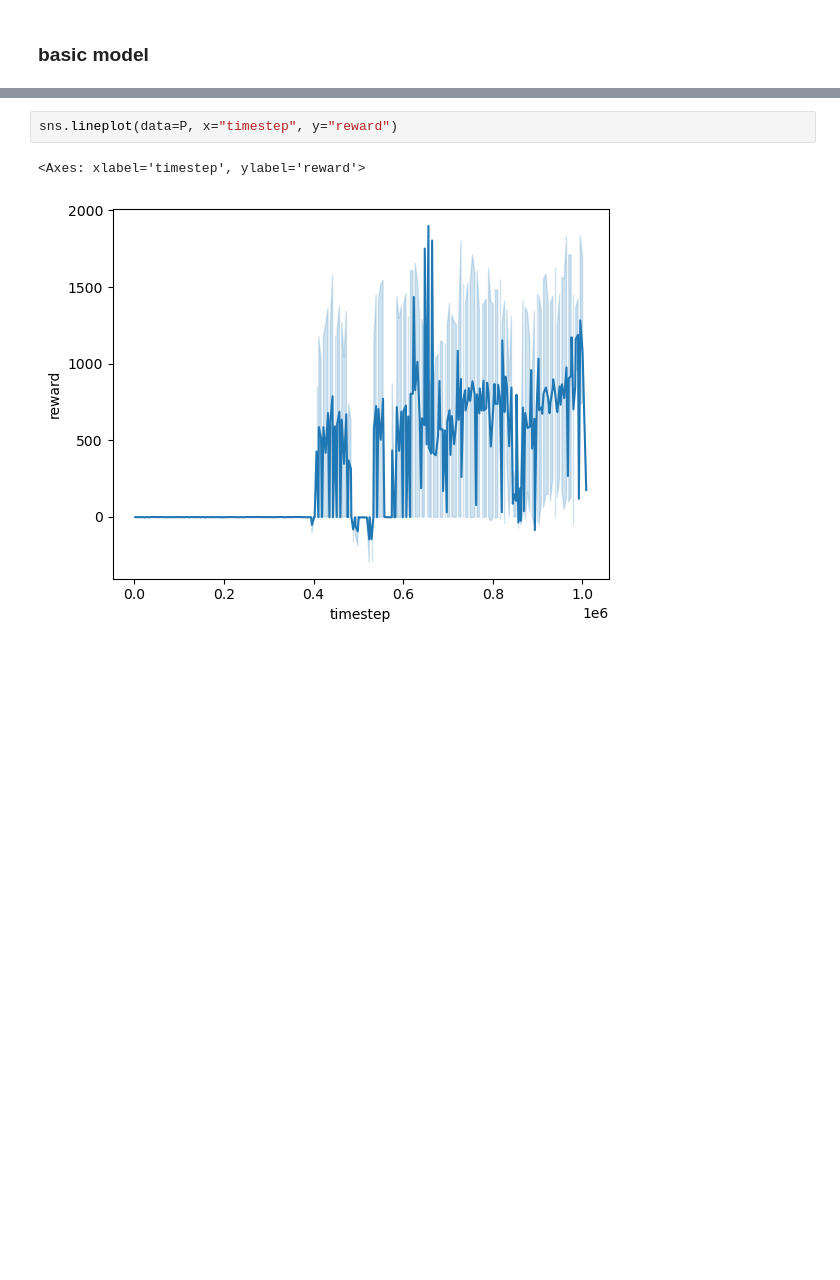
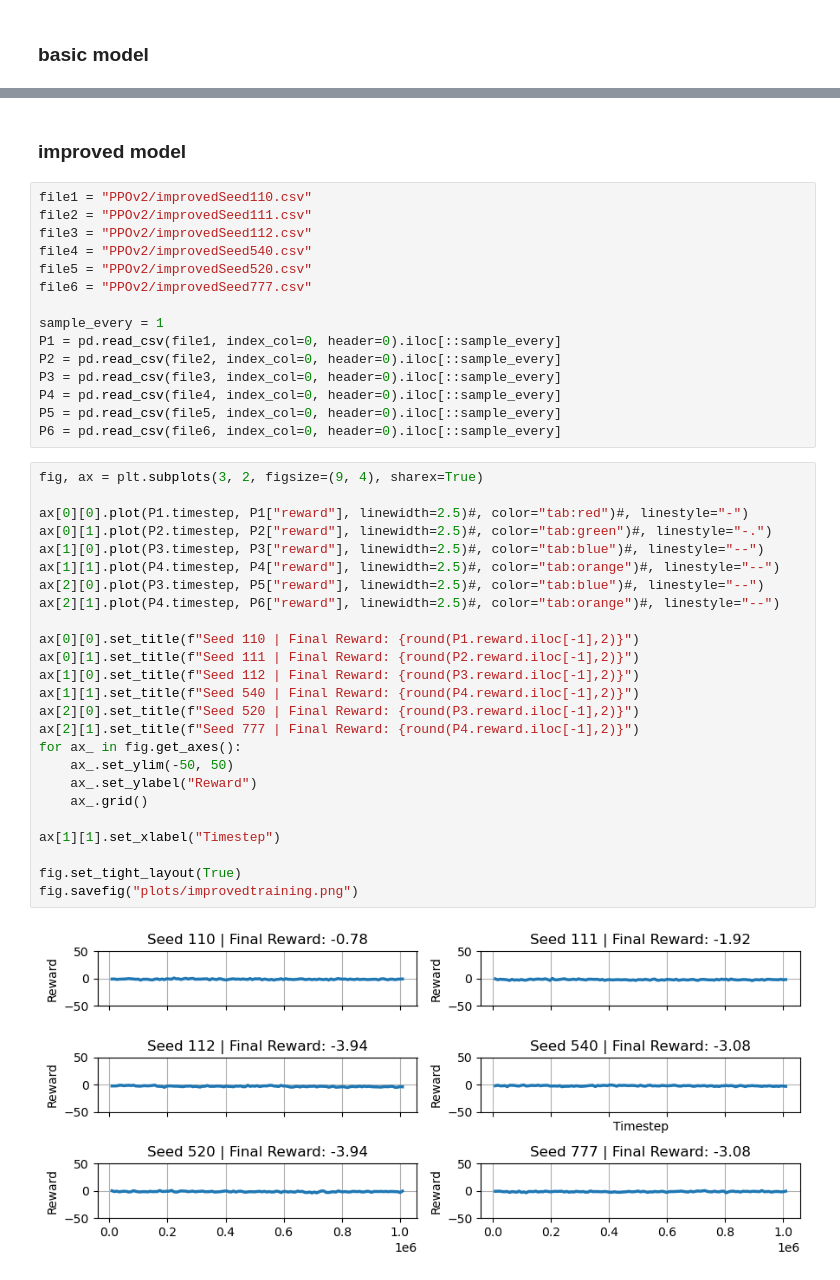
Before and after one commit to tristandijkstra/HalfCheetahBioInspired, a Jupyter notebook: plotlearning.ipynb, the cells around one changed output, grey strips where cells are left out. Saved outputs shown, nothing was run; the diff lists cells and outputs as text; blank space fills up the shorter version.

```diff
--- a/plotlearning.ipynb
+++ b/plotlearning.ipynb
@@ -43,5 +48,44 @@ fig.set_tight_layout(True)
-# %%
-sns.lineplot(data=P, x="timestep", y="reward")
-# %% [output]
-<Axes: xlabel='timestep', ylabel='reward'>
-[figure, removed]
+# %% [markdown]
+### improved model
+# %%
+file1 = "PPOv2/improvedSeed110.csv"
+file2 = "PPOv2/improvedSeed111.csv"
+file3 = "PPOv2/improvedSeed112.csv"
+file4 = "PPOv2/improvedSeed540.csv"
+file5 = "PPOv2/improvedSeed520.csv"
+file6 = "PPOv2/improvedSeed777.csv"
+
+sample_every = 1
+P1 = pd.read_csv(file1, index_col=0, header=0).iloc[::sample_every]
+P2 = pd.read_csv(file2, index_col=0, header=0).iloc[::sample_every]
+P3 = pd.read_csv(file3, index_col=0, header=0).iloc[::sample_every]
+P4 = pd.read_csv(file4, index_col=0, header=0).iloc[::sample_every]
+P5 = pd.read_csv(file5, index_col=0, header=0).iloc[::sample_every]
+P6 = pd.read_csv(file6, index_col=0, header=0).iloc[::sample_every]
+# %%
+fig, ax = plt.subplots(3, 2, figsize=(9, 4), sharex=True)
+
+ax[0][0].plot(P1.timestep, P1["reward"], linewidth=2.5)#, color="tab:red")#, linestyle="-")
+ax[0][1].plot(P2.timestep, P2["reward"], linewidth=2.5)#, color="tab:green")#, linestyle="-.")
+ax[1][0].plot(P3.timestep, P3["reward"], linewidth=2.5)#, color="tab:blue")#, linestyle="--")
+ax[1][1].plot(P4.timestep, P4["reward"], linewidth=2.5)#, color="tab:orange")#, linestyle="--")
+ax[2][0].plot(P3.timestep, P5["reward"], linewidth=2.5)#, color="tab:blue")#, linestyle="--")
+ax[2][1].plot(P4.timestep, P6["reward"], linewidth=2.5)#, color="tab:orange")#, linestyle="--")
+
+ax[0][0].set_title(f"Seed 110 | Final Reward: {round(P1.reward.iloc[-1],2)}")
+ax[0][1].set_title(f"Seed 111 | Final Reward: {round(P2.reward.iloc[-1],2)}")
+ax[1][0].set_title(f"Seed 112 | Final Reward: {round(P3.reward.iloc[-1],2)}")
+ax[1][1].set_title(f"Seed 540 | Final Reward: {round(P4.reward.iloc[-1],2)}")
+ax[2][0].set_title(f"Seed 520 | Final Reward: {round(P3.reward.iloc[-1],2)}")
+ax[2][1].set_title(f"Seed 777 | Final Reward: {round(P4.reward.iloc[-1],2)}")
+for ax_ in fig.get_axes():
+    ax_.set_ylim(-50, 50)
+    ax_.set_ylabel("Reward")
+    ax_.grid()
+
+ax[1][1].set_xlabel("Timestep")
+
+fig.set_tight_layout(True)
+fig.savefig("plots/improvedtraining.png")
+# %% [output]
+[figure, added]
```
Also changed, not shown: parts of 2 cells of this notebook, 9 other files.
